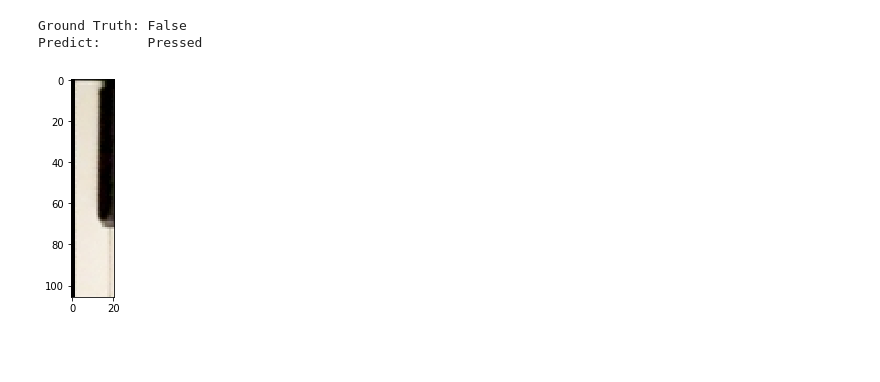
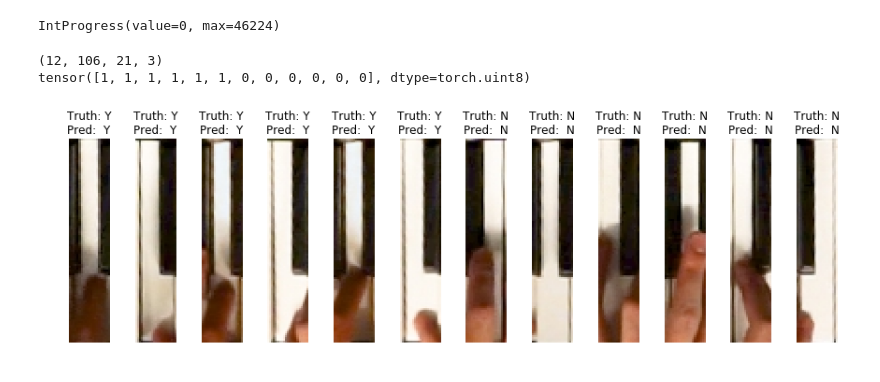
Before and after one commit to ppfish45/AI-Pianist, a Jupyter notebook: models/run_recognition_white.ipynb, the cells around one changed output. Drawn from its saved outputs; the diff is of its cells as text; code cells hidden in the pictures; blank space fills up the shorter version.

Commit message:
Trained white single key

```diff
--- a/models/run_recognition_white.ipynb
+++ b/models/run_recognition_white.ipynb
@@ -44,0 +9,8 @@ Samples from X_val:
+# %%
+concat = False
+delta = 3 if concat else 1
+channels = 3 * delta
+# %%
+wmodel = models.get_white_key_model(channels)
+# %%
+dataset.load_all_data(color=['white'], size=['single'], keypress=True, concatenate=concat, delta=delta)
@@ -45,8 +86,13 @@ Samples from X_val:
 # %%
-wmodel.train(dataset, batch_size=32, num_epochs=10,
-                     learning_rate=1e-3,
-                     best_path='keypress_recognition/best_white_model.tar',
-                     current_path='keypress_recognition/current_white.tar',
-                     method=0, key_type='white')
+wmodel.train(dataset, batch_size=32, size='single', color='white',
+             concatenate=concat,
+             num_epochs=10,
+             weight_decay=0.05,
+             max_num=-1,
+             learning_rate=1e-4,
+             decay_every=5,
+             best_path='keypress_recognition/best_white_model.tar',
+             current_path='keypress_recognition/current_white.tar',
+             method=0)
 # %% [output]
 Epoch 1/10
@@ -81,15 +142 @@ IntProgress(value=0, max=10)
 ... (29 outputs left out)
-# %%
-Xw, _, yw, _ = dataset.get_sample('train', method=0)
-plt.imshow(Xw[0])
-
-Xw = np.transpose(np.array(Xw), (0, 3, 1, 2))
-yw_pred = wmodel.evaluate(torch.Tensor(Xw).cuda())[0]
-print("Ground Truth:", yw[0])
-print("Predict:     ", visualize_keys(yw_pred))
-
-plt.show()
-# %% [output]
-Ground Truth: False
-Predict:      Pressed
-[figure, removed]
@@ -97,0 +143,19 @@ torch.cuda.empty_cache()
+# %%
+example_batch = 12
+fig, axarr = plt.subplots(1, example_batch, figsize=(15,4))
+for imgb, noteb in dataset.data_batch(type='test', size='single', color='white', batch_size=example_batch, NCHW=True, need_velocity=False, concatenate=concat):
+    yb = wmodel.evaluate(imgb, threshold=0.5)
+    imgb = np.transpose(imgb, (0, 2, 3, 1))
+    print(imgb.shape)
+    print(yb)
+    for i in range(example_batch):
+        axarr[i].imshow(cv2.cvtColor(display_concat_img(imgb, i), cv2.COLOR_BGR2RGB))
+        axarr[i].set_title('Truth: ' + visualize_keys(noteb[i]) + '\nPred:  ' + visualize_keys(yb[i]))
+        axarr[i].axis('off')
+    break
+plt.show()
+# %% [output]
+IntProgress(value=0, max=46224)
+(12, 106, 21, 3)
+tensor([1, 1, 1, 1, 1, 1, 0, 0, 0, 0, 0, 0], dtype=torch.uint8)
+[figure, added]
```
Also changed, not shown: parts of 9 cells of this notebook.
